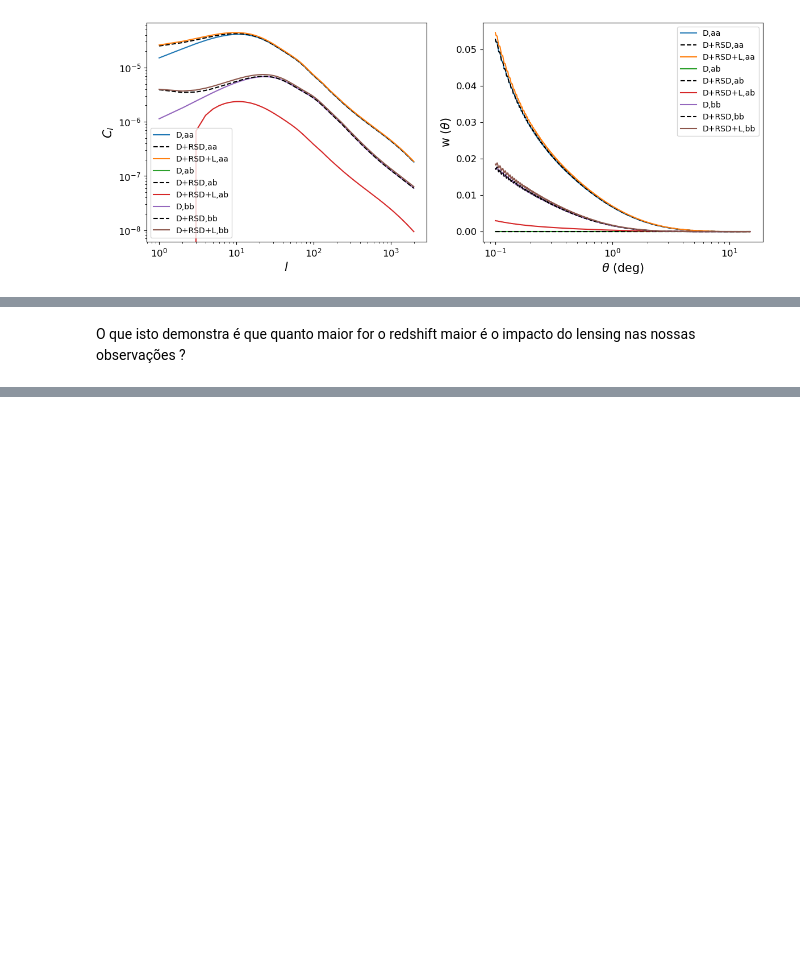
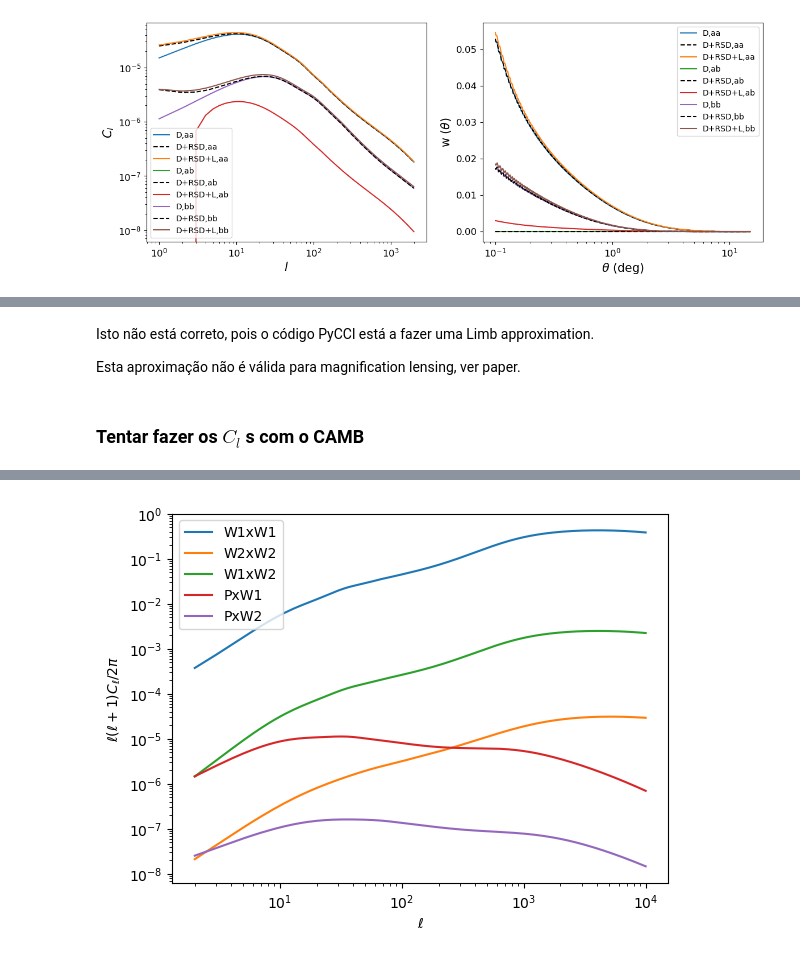
Before and after one commit to GreenTS27/Astrophysics, a Jupyter notebook: PEEC - Lensing estimation.ipynb, the cells around one changed output, grey strips where cells are left out. Saved outputs shown, nothing was run; the diff lists cells and outputs as text; code cells hidden in the pictures; blank space fills up the shorter version.

```diff
--- a/PEEC - Lensing estimation.ipynb
+++ b/PEEC - Lensing estimation.ipynb
@@ -810,2 +512,36 @@ Wall time: 1min 3s
 # %% [markdown]
-O que isto demonstra é que quanto maior for o redshift maior é o impacto do lensing nas nossas observações ?
+Isto não está correto, pois o código PyCCl está a fazer uma Limb approximation.
+
+Esta aproximação não é válida para magnification lensing, ver paper.
+# %% [markdown]
+### Tentar fazer os $C_l$ s com o CAMB
+# %%
+pars = camb.CAMBparams()
+pars.set_cosmology(H0=67.5, ombh2=0.022, omch2=0.122)
+pars.InitPower.set_params(As=2e-9, ns=0.965)
+
+
+lmax = 10**4
+pars.set_for_lmax(lmax, lens_potential_accuracy=1)
+#set Want_CMB to true if you also want CMB spectra or correlations
+pars.Want_CMB = False
+#NonLinear_both or NonLinear_lens will use non-linear corrections
+pars.NonLinear = model.NonLinear_both
+#Set up W(z) window functions, later labelled W1, W2. Gaussian here.
+pars.SourceWindows = [
+    GaussianSourceWindow(redshift=0.17, source_type='counts', bias=1.2, sigma=0.04, dlog10Ndm=-0.2),
+    GaussianSourceWindow(redshift=0.5, source_type='lensing', sigma=0.07)]
+
+results = camb.get_results(pars)
+cls = results.get_source_cls_dict()
+
+#Note that P is CMB lensing, as a deflection angle power (i.e. PxP is [l(l+1)]^2C_l\phi\phi/2\pi)
+#lensing window functions are for kappa (and counts for the fractional angular number density)
+ls=  np.arange(2, lmax+1)
+for spectrum in ['W1xW1','W2xW2','W1xW2',"PxW1", "PxW2"]:
+    plt.loglog(ls, cls[spectrum][2:lmax+1], label=spectrum)
+plt.xlabel(r'$\ell$')
+plt.ylabel(r'$\ell(\ell+1)C_\ell/2\pi$')
+plt.legend();
+plt.show()
+# %% [output]
@@ -811,0 +549 @@ O que isto demonstra é que quanto maior for o redshift maior é o impacto do le
+[figure, added]
```
Also changed, not shown: parts of 35 cells of this notebook.
